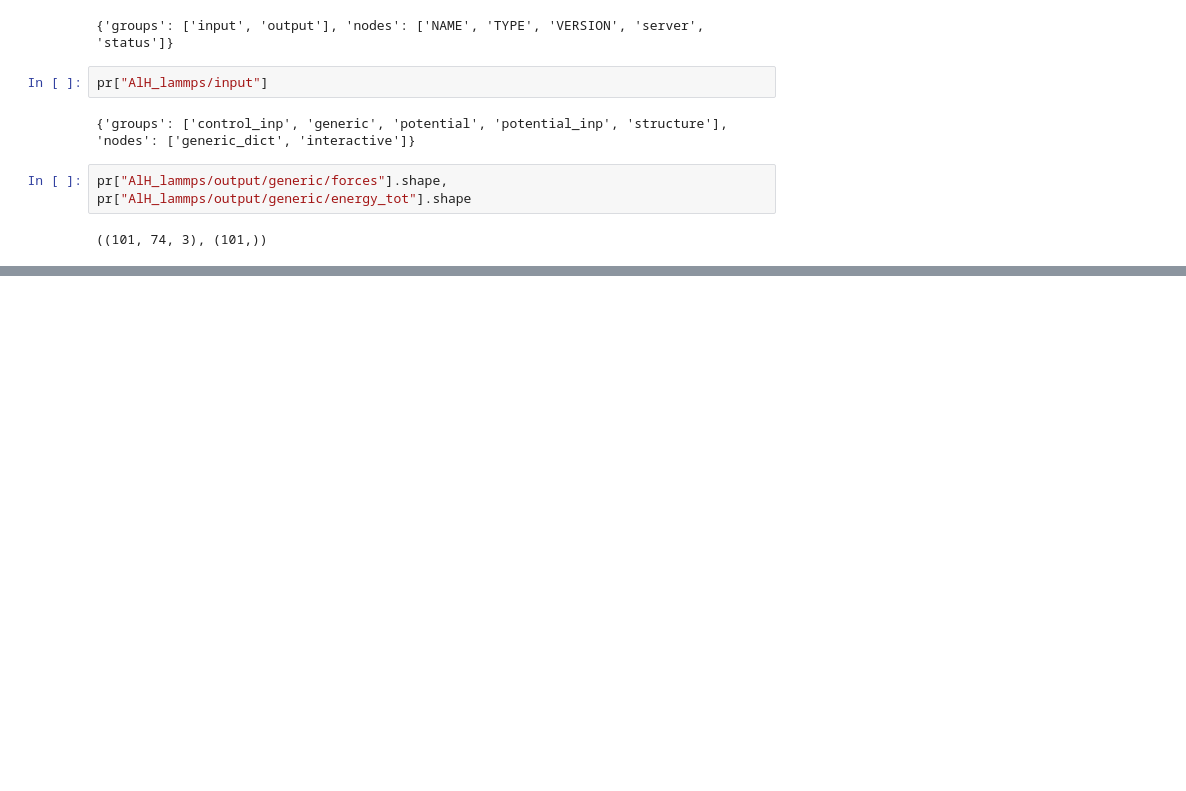
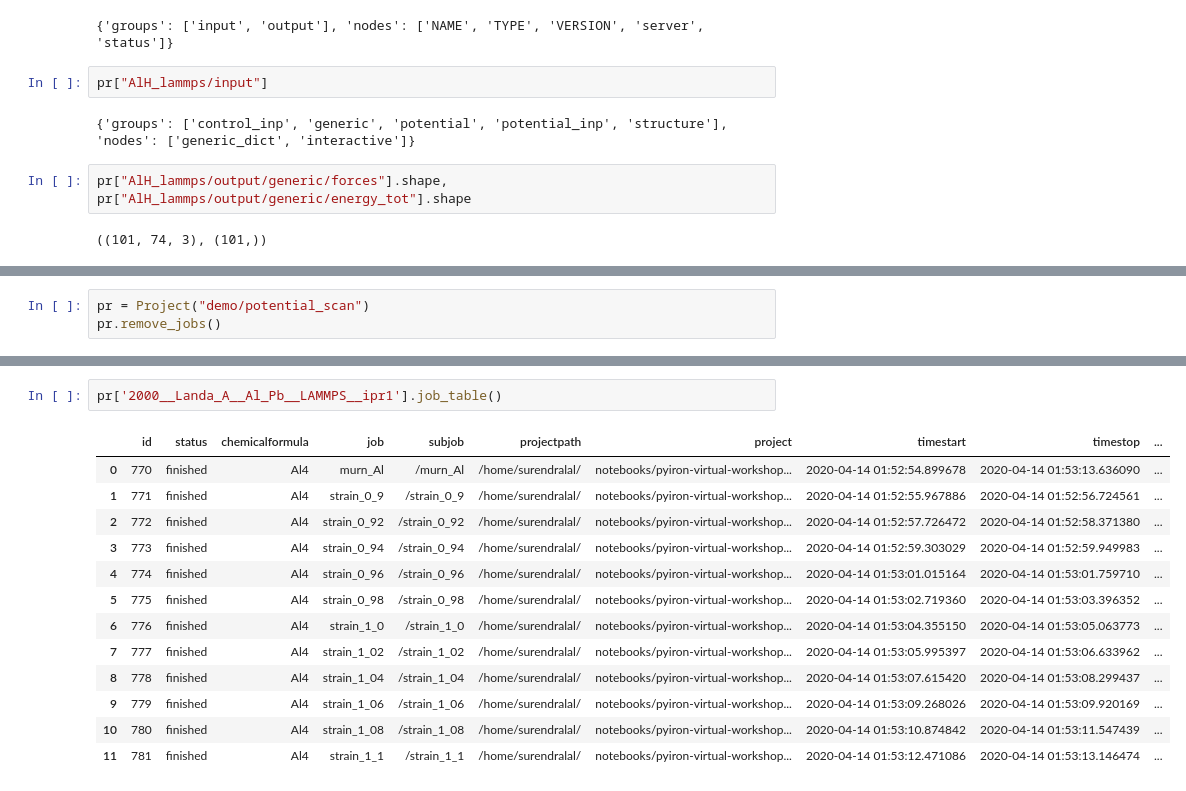
Before and after one commit to pyiron-workshop/pyiron-virtual-workshop-2020, a Jupyter notebook: tutorials/ex_1_introduction.ipynb, the cells around one changed output, grey strips where cells are left out. Cells and saved outputs as stored; diff of their text form; blank space fills up the shorter version.

```diff
--- a/tutorials/ex_1_introduction.ipynb
+++ b/tutorials/ex_1_introduction.ipynb
@@ -224,0 +348,3 @@ Hint: use for loops and calc_minimize
+# %%
+pr = Project("demo/potential_scan")
+pr.remove_jobs()
@@ -224,0 +394,16 @@ Hint: use for loops and calc_minimize
+# %%
+pr['2000__Landa_A__Al_Pb__LAMMPS__ipr1'].job_table()
+# %% [output]
+|  | id | status | chemicalformula | job | subjob | projectpath | project | timestart | timestop | ... |
+| 0 | 770 | finished | Al4 | murn_Al | /murn_Al | /home/surendralal/ | notebooks/pyiron-virtual-workshop... | 2020-04-14 01:52:54.899678 | 2020-04-14 01:53:13.636090 | ... |
+| 1 | 771 | finished | Al4 | strain_0_9 | /strain_0_9 | /home/surendralal/ | notebooks/pyiron-virtual-workshop... | 2020-04-14 01:52:55.967886 | 2020-04-14 01:52:56.724561 | ... |
+| 2 | 772 | finished | Al4 | strain_0_92 | /strain_0_92 | /home/surendralal/ | notebooks/pyiron-virtual-workshop... | 2020-04-14 01:52:57.726472 | 2020-04-14 01:52:58.371380 | ... |
+| 3 | 773 | finished | Al4 | strain_0_94 | /strain_0_94 | /home/surendralal/ | notebooks/pyiron-virtual-workshop... | 2020-04-14 01:52:59.303029 | 2020-04-14 01:52:59.949983 | ... |
+| 4 | 774 | finished | Al4 | strain_0_96 | /strain_0_96 | /home/surendralal/ | notebooks/pyiron-virtual-workshop... | 2020-04-14 01:53:01.015164 | 2020-04-14 01:53:01.759710 | ... |
+| 5 | 775 | finished | Al4 | strain_0_98 | /strain_0_98 | /home/surendralal/ | notebooks/pyiron-virtual-workshop... | 2020-04-14 01:53:02.719360 | 2020-04-14 01:53:03.396352 | ... |
+| 6 | 776 | finished | Al4 | strain_1_0 | /strain_1_0 | /home/surendralal/ | notebooks/pyiron-virtual-workshop... | 2020-04-14 01:53:04.355150 | 2020-04-14 01:53:05.063773 | ... |
+| 7 | 777 | finished | Al4 | strain_1_02 | /strain_1_02 | /home/surendralal/ | notebooks/pyiron-virtual-workshop... | 2020-04-14 01:53:05.995397 | 2020-04-14 01:53:06.633962 | ... |
+| 8 | 778 | finished | Al4 | strain_1_04 | /strain_1_04 | /home/surendralal/ | notebooks/pyiron-virtual-workshop... | 2020-04-14 01:53:07.615420 | 2020-04-14 01:53:08.299437 | ... |
+| 9 | 779 | finished | Al4 | strain_1_06 | /strain_1_06 | /home/surendralal/ | notebooks/pyiron-virtual-workshop... | 2020-04-14 01:53:09.268026 | 2020-04-14 01:53:09.920169 | ... |
+| 10 | 780 | finished | Al4 | strain_1_08 | /strain_1_08 | /home/surendralal/ | notebooks/pyiron-virtual-workshop... | 2020-04-14 01:53:10.874842 | 2020-04-14 01:53:11.547439 | ... |
+| 11 | 781 | finished | Al4 | strain_1_1 | /strain_1_1 | /home/surendralal/ | notebooks/pyiron-virtual-workshop... | 2020-04-14 01:53:12.471086 | 2020-04-14 01:53:13.146474 | ... |
```
Also changed, not shown: parts of 34 cells of this notebook.
